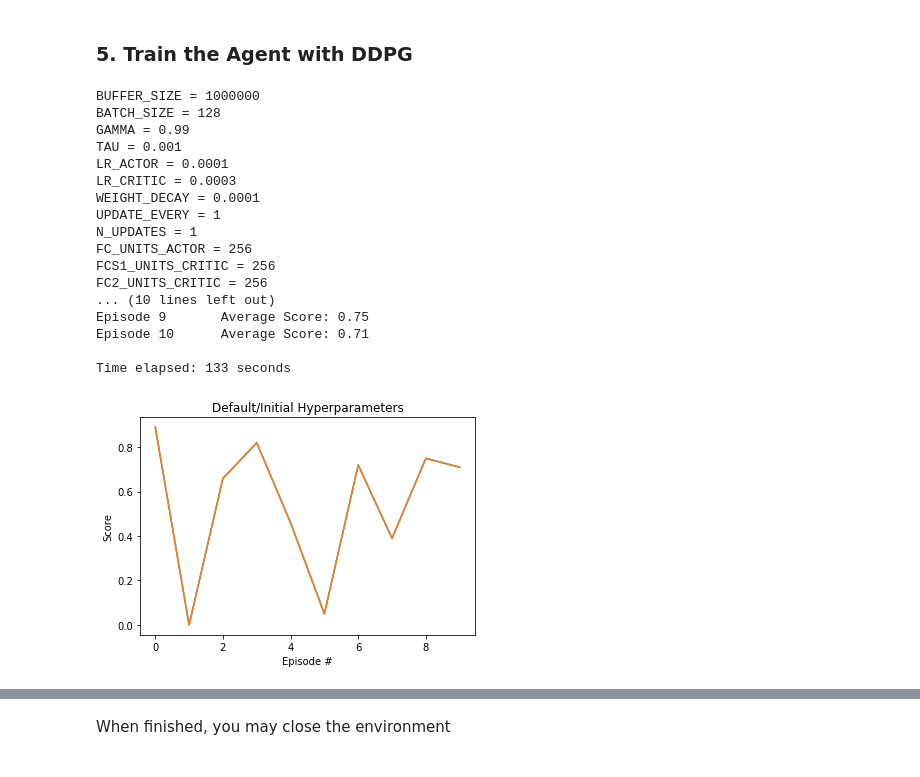
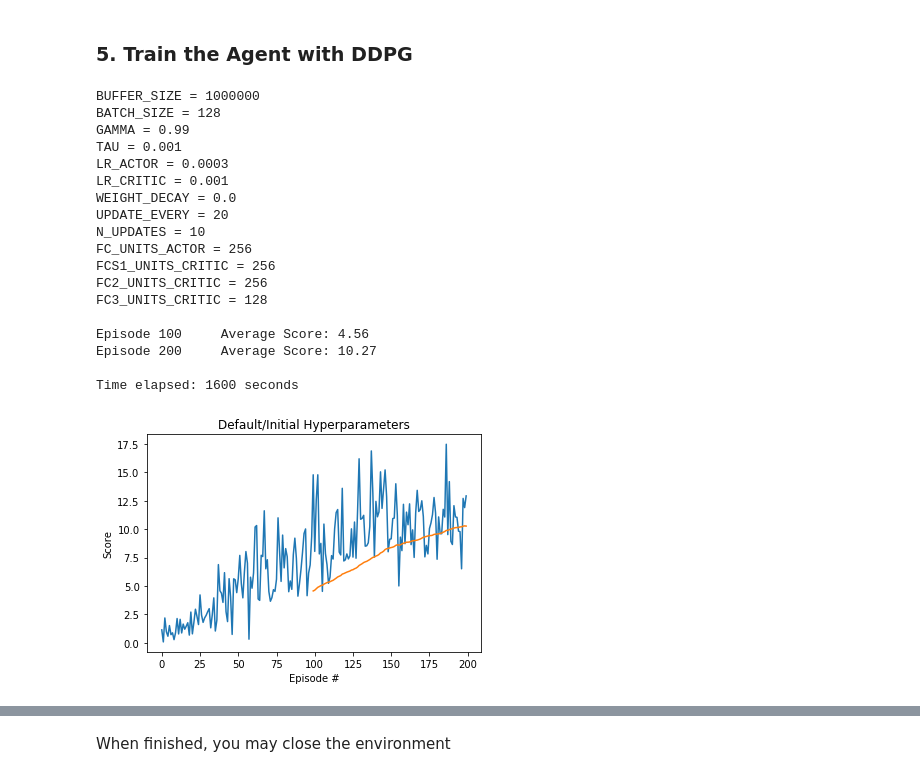
Before and after one commit to jeff-daniels/Udacity-Deep-Reinforcement-Learning-Nanodegree, a Jupyter notebook: Project 2: Continuous Control/Continuous_Control.ipynb, the cells around one changed output, grey strips where cells are left out. Saved outputs shown, nothing was run; the diff lists cells and outputs as text; code cells hidden in the pictures.

```diff
--- a/Project 2: Continuous Control/Continuous_Control.ipynb
+++ b/Project 2: Continuous Control/Continuous_Control.ipynb
@@ -203,7 +203,7 @@ def ddpg(n_episodes=175, max_t=1100, scores_window_len=100, goal_score = 30, sav
                             ddpg_agent.BATCH_SIZE, RANDOM_SEED)
 
 
-    for i_episode in range(1, n_episodes+1):
+    for i_episode in range(len(scores_per_episode)+1, n_episodes+1):
         env_info = env.reset(train_mode=True)[brain_name]    # reset the environment
         states = env_info.vector_observations                # get the current states
         scores = np.zeros(num_agents)                        # initialize the score (for each agent)
@@ -240,7 +240,7 @@ def ddpg(n_episodes=175, max_t=1100, scores_window_len=100, goal_score = 30, sav
     return scores_per_episode
 # %%
 def run_agent(n_episodes=175, max_t=1001, scores_window_len=100, goal_score = 30, save_every=10,
-              plot=False, title='Scores'):
+              resume_training=False, plot=False, title='Scores'):
     """ Runs an agent over episodes and returns the scores from each episode
         Attempts to make hyperparameter tuning easier
         Updates for the changes in the dqn_agent.py file
@@ -257,7 +257,7 @@ def run_agent(n_episodes=175, max_t=1001, scores_window_len=100, goal_score = 30
     # Generate Scores
     tic = time.time()
     print_hyperparameters(ddpg_agent)
-    scores = ddpg(n_episodes, max_t, scores_window_len, goal_score, save_every)
+    scores = ddpg(n_episodes, max_t, scores_window_len, goal_score, save_every, resume_training)
     toc = time.time()
     print("\nTime elapsed: {:.0f} seconds".format(toc-tic))
 
@@ -294,23 +294,24 @@ def load_checkpoint(agents, scores_per_episode, scores_window):
     return agents, scores_per_episode, scores_window
 # %%
-scores = run_agent(n_episodes=10, max_t=1500, scores_window_len=1, goal_score = 30, save_every=5,
-                  plot=True, title='Default/Initial Hyperparameters')
+scores = run_agent(n_episodes=200, max_t=1500, scores_window_len=100, goal_score = 30, save_every=10,
+                  resume_training=False, plot=True, title='Default/Initial Hyperparameters')
 # %% [output]
 BUFFER_SIZE = 1000000
 BATCH_SIZE = 128
 GAMMA = 0.99
 TAU = 0.001
-LR_ACTOR = 0.0001
-LR_CRITIC = 0.0003
-WEIGHT_DECAY = 0.0001
-UPDATE_EVERY = 1
-N_UPDATES = 1
+LR_ACTOR = 0.0003
+LR_CRITIC = 0.001
+WEIGHT_DECAY = 0.0
+UPDATE_EVERY = 20
+N_UPDATES = 10
 FC_UNITS_ACTOR = 256
 FCS1_UNITS_CRITIC = 256
 FC2_UNITS_CRITIC = 256
-... (10 lines left out)
-Episode 9       Average Score: 0.75
-Episode 10      Average Score: 0.71
+FC3_UNITS_CRITIC = 128
 
-Time elapsed: 133 seconds
+Episode 100     Average Score: 4.56
+Episode 200     Average Score: 10.27
+
+Time elapsed: 1600 seconds
-[figure, old version]
+[figure, new version]
```
Also changed, not shown: parts of 3 cells of this notebook, 4 other files.
